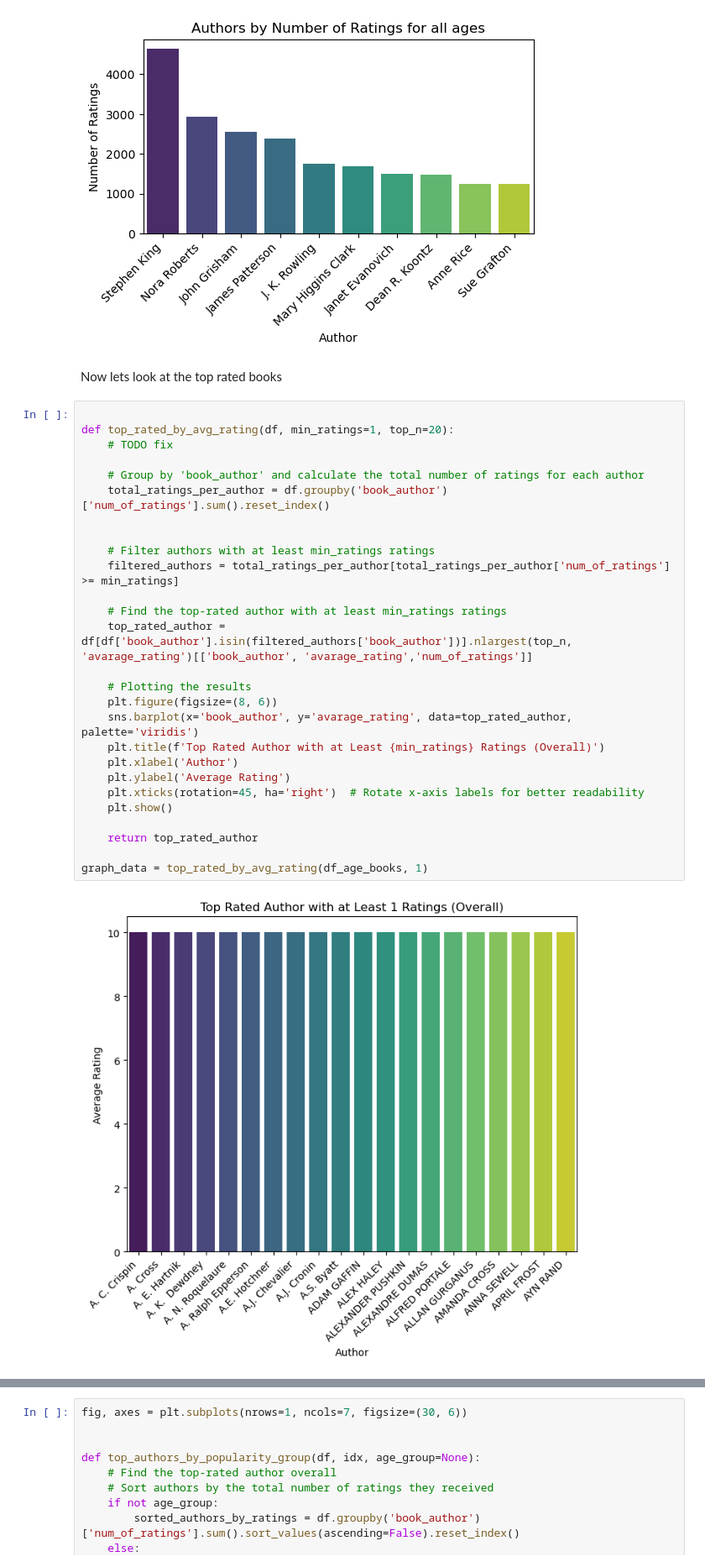
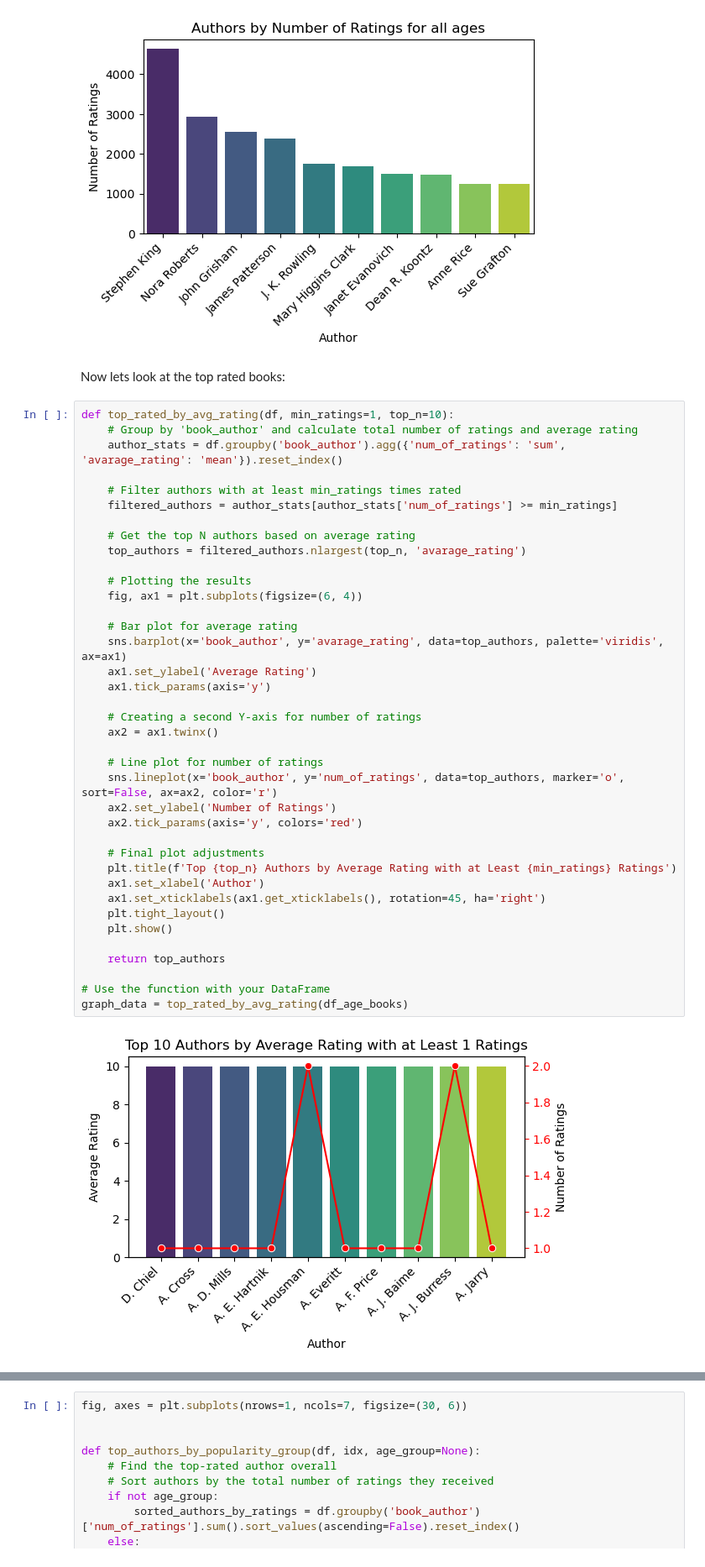
Before and after one commit to BorisBorshevsky/DataPlatHW, a Jupyter notebook: HW1 v3.ipynb, the cells around one changed output, grey strips where cells are left out. Shown at 84% size. Drawn from its saved outputs; the diff is of its cells as text.

```diff
--- a/HW1 v3.ipynb
+++ b/HW1 v3.ipynb
@@ -712,33 +712,44 @@ top_authors_by_num_ratings(df_age_books);
 # %% [output]
 [figure]
 # %% [markdown]
-Now lets look at the top rated books
+Now lets look at the top rated books:
 # %%
+def top_rated_by_avg_rating(df, min_ratings=1, top_n=10):
+    # Group by 'book_author' and calculate total number of ratings and average rating
+    author_stats = df.groupby('book_author').agg({'num_of_ratings': 'sum', 'avarage_rating': 'mean'}).reset_index()
 
-def top_rated_by_avg_rating(df, min_ratings=1, top_n=20):
-    # TODO fix
+    # Filter authors with at least min_ratings times rated
+    filtered_authors = author_stats[author_stats['num_of_ratings'] >= min_ratings]
 
-    # Group by 'book_author' and calculate the total number of ratings for each author
-    total_ratings_per_author = df.groupby('book_author')['num_of_ratings'].sum().reset_index()
-
-
-    # Filter authors with at least min_ratings ratings
-    filtered_authors = total_ratings_per_author[total_ratings_per_author['num_of_ratings'] >= min_ratings]
-
-    # Find the top-rated author with at least min_ratings ratings
-    top_rated_author = df[df['book_author'].isin(filtered_authors['book_author'])].nlargest(top_n, 'avarage_rating')[['book_author', 'avarage_rating','num_of_ratings']]
+    # Get the top N authors based on average rating
+    top_authors = filtered_authors.nlargest(top_n, 'avarage_rating')
 
     # Plotting the results
-    plt.figure(figsize=(8, 6))
-    sns.barplot(x='book_author', y='avarage_rating', data=top_rated_author, palette='viridis')
-    plt.title(f'Top Rated Author with at Least {min_ratings} Ratings (Overall)')
-    plt.xlabel('Author')
-    plt.ylabel('Average Rating')
-    plt.xticks(rotation=45, ha='right')  # Rotate x-axis labels for better readability
+    fig, ax1 = plt.subplots(figsize=(6, 4))
+
+    # Bar plot for average rating
+    sns.barplot(x='book_author', y='avarage_rating', data=top_authors, palette='viridis', ax=ax1)
+    ax1.set_ylabel('Average Rating')
+    ax1.tick_params(axis='y')
+
+    # Creating a second Y-axis for number of ratings
+    ax2 = ax1.twinx()
+
+    # Line plot for number of ratings
+    sns.lineplot(x='book_author', y='num_of_ratings', data=top_authors, marker='o', sort=False, ax=ax2, color='r')
+    ax2.set_ylabel('Number of Ratings')
+    ax2.tick_params(axis='y', colors='red')
+
+    # Final plot adjustments
+    plt.title(f'Top {top_n} Authors by Average Rating with at Least {min_ratings} Ratings')
+    ax1.set_xlabel('Author')
+    ax1.set_xticklabels(ax1.get_xticklabels(), rotation=45, ha='right')
+    plt.tight_layout()
     plt.show()
 
-    return top_rated_author
+    return top_authors
 
-graph_data = top_rated_by_avg_rating(df_age_books, 1)
+# Use the function with your DataFrame
+graph_data = top_rated_by_avg_rating(df_age_books)
 # %% [output]
-[figure, old version]
+[figure, new version]
```
Also changed, not shown: parts of 7 cells of this notebook, 4 other files.
